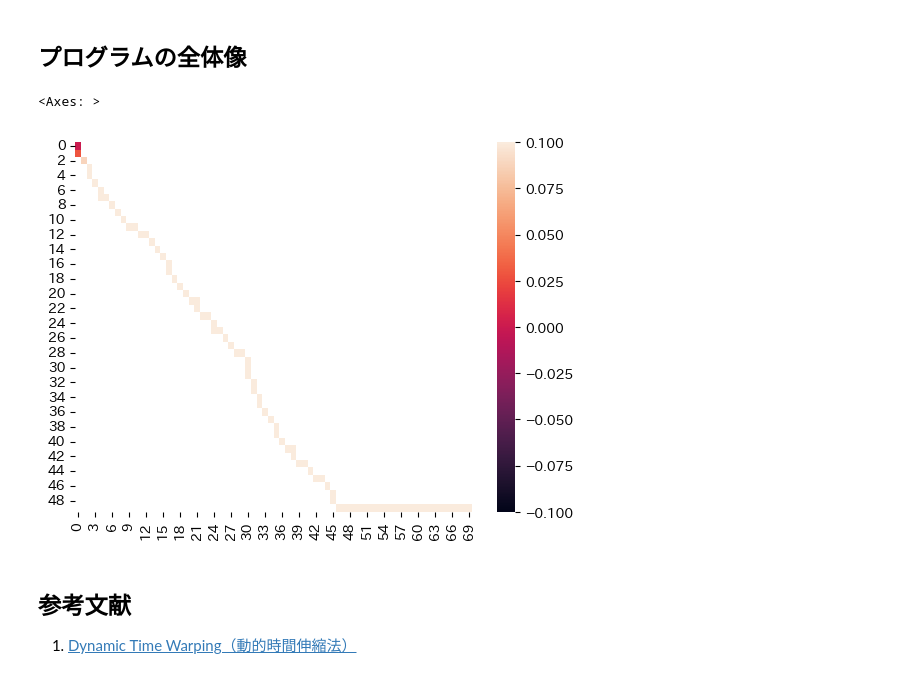
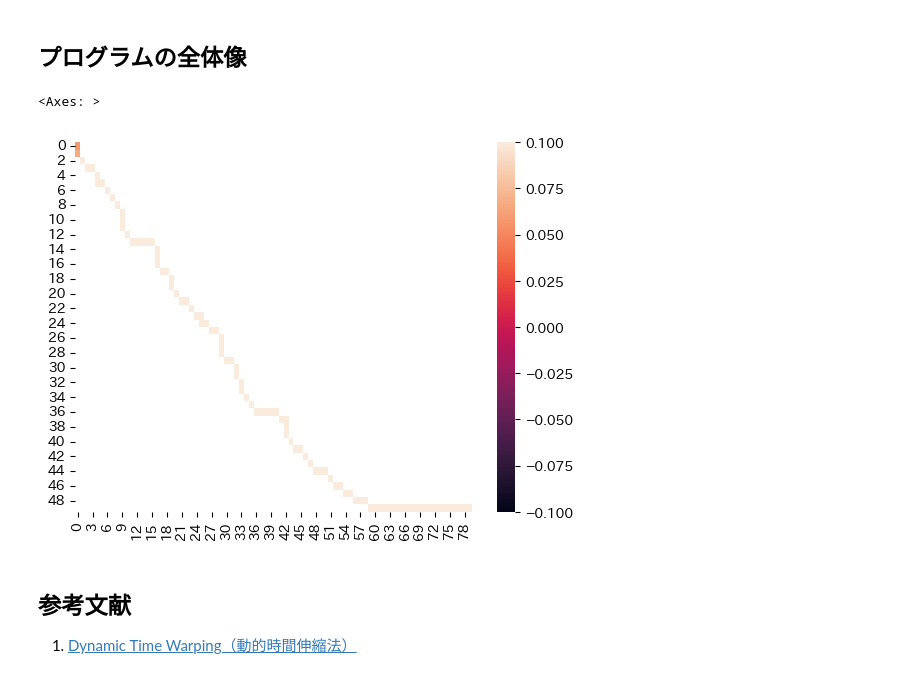
Before and after one commit to NITIC-J-Murakami-Lab/PRML-Textbooks, a Jupyter notebook: prpy/algo/dtw.ipynb, the cells around one changed output. Saved outputs shown, nothing was run; the diff lists cells and outputs as text; code cells hidden in the pictures.

```diff
--- a/prpy/algo/dtw.ipynb
+++ b/prpy/algo/dtw.ipynb
@@ -57,12 +56,16 @@ import seaborn as sns
 
 DTWは二つの系列データの系列長（長さ）が同じでない場合でも計算することができるので，ここでは別々の長さの系列データを適当に作成します．
 # %%
-x = np.random.normal(0,0.1,size=50) * np.sin(np.linspace(0,100, 50))
-y = np.random.normal(0,0.1,size=x.size+20) * np.sin(np.linspace(0,100, x.size+20))
+SEED = 2024_05_22
+rng = np.random.default_rng(SEED)
+len_S = 50
+S = rng.normal(0,0.1,len_S) * np.sin(np.linspace(0,100, len_S))
+len_T = 80
+T = rng.normal(0,0.1,len_T) * np.cos(np.linspace(0,100, len_T))
 
 plt.title("二つの系列データ")
-plt.plot(np.arange(x.size), x, label="x")
-plt.plot(np.arange(y.size), y, label="y")
+plt.plot(np.arange(S.size), S, label="系列$S$")
+plt.plot(np.arange(T.size), T, label="系列$T$")
 plt.legend()
 plt.show()
 # %% [output]
@@ -122,7 +125,7 @@ def dtw(x,y, distance=distance):
             cost[i,j] = D[i,j] + np.min(_window)
     return cost[-1,-1],cost
 
-dtw_score, cost = dtw(x,y)
+dtw_score, cost = dtw(S,T)
 
 print(dtw_score)
 print(cost)
@@ -197,7 +200,7 @@ def get_path(C):
     # update path matrix
     path = np.zeros_like(C)+np.inf
     path[0,0] = C[0,0]
-
+    s_size,t_size = C.shape
     i,j = 0,0
     while (i<C.shape[0]-1) and (j < C.shape[1]-1):
         _window = C[i:i+2,j:j+2]
@@ -212,11 +215,11 @@ def get_path(C):
             j += 1
         path[i,j] = _cost
         # breaking
-        if i == x.size-1 and j ==y.size-1:
+        if i == s_size-1 and j ==t_size-1:
             break
-        if i ==x.size-1:
+        if i ==s_size-1:
             path[i, j:] = C[i,j:]
-        if j ==y.size-1:
+        if j ==t_size-1:
             path[i:, j] = C[i:,j]
     return path
 
@@ -256,42 +259,46 @@ def get_path(C):
     # update path matrix
     path = np.zeros_like(C)+np.inf
     path[0,0] = C[0,0]
-
+    s_size,t_size = C.shape
     i,j = 0,0
     while (i<C.shape[0]-1) and (j < C.shape[1]-1):
         _window = C[i:i+2,j:j+2]
         next = _window.argsort(axis=None)[1]
         _cost = np.sort(_window.ravel())[1]
         if next == 1:
             i += 1
         elif next == 2:
             j += 1
         else:
             i += 1
             j += 1
         path[i,j] = _cost
         # breaking
-        if i == x.size-1 and j ==y.size-1:
+        if i == s_size-1 and j ==t_size-1:
             break
-        if i ==x.size-1:
+        if i ==s_size-1:
             path[i, j:] = C[i,j:]
-        if j ==y.size-1:
+        if j ==t_size-1:
             path[i:, j] = C[i:,j]
     return path
 
 # 適当な系列データを二つ用意
-x = np.random.normal(0,0.1,size=50) * np.sin(np.linspace(0,100, 50))
-y = np.random.normal(0,0.1,size=x.size+20) * np.sin(np.linspace(0,100, x.size+20))
+SEED = 2024_05_22_2
+rng = np.random.default_rng(SEED)
+len_S = 50
+len_T = 80
+S = rng.normal(0,0.1,len_S) * np.sin(np.linspace(0,100, len_S))
+T = rng.normal(0,0.1,len_T) * np.cos(np.linspace(0,100, len_T))
 
 # DTWの計算
-dtw_score, cost = dtw(x,y)
+dtw_score, cost = dtw(S,T)
 
 # 最短経路を表示
 path = get_path(cost)
 sns.heatmap(path)
 # %% [output]
 <Axes: >
-[figure, old version]
+[figure, new version]
 # %% [markdown]
 
 
```
Also changed, not shown: parts of 5 cells of this notebook.
